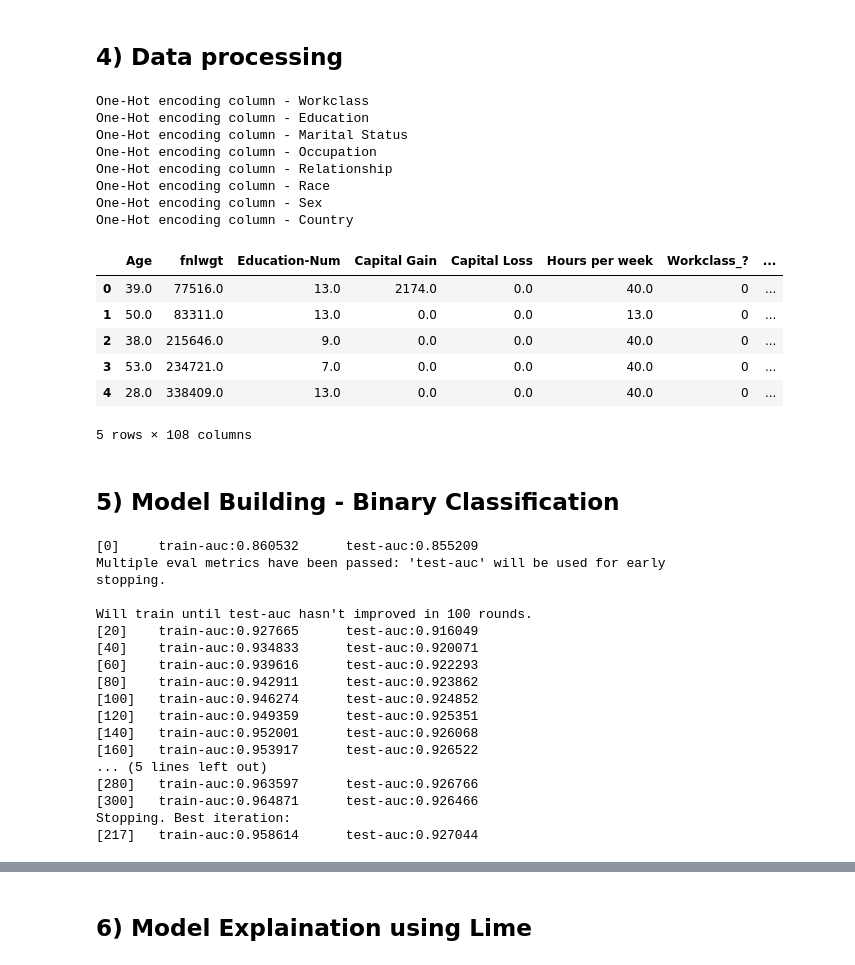
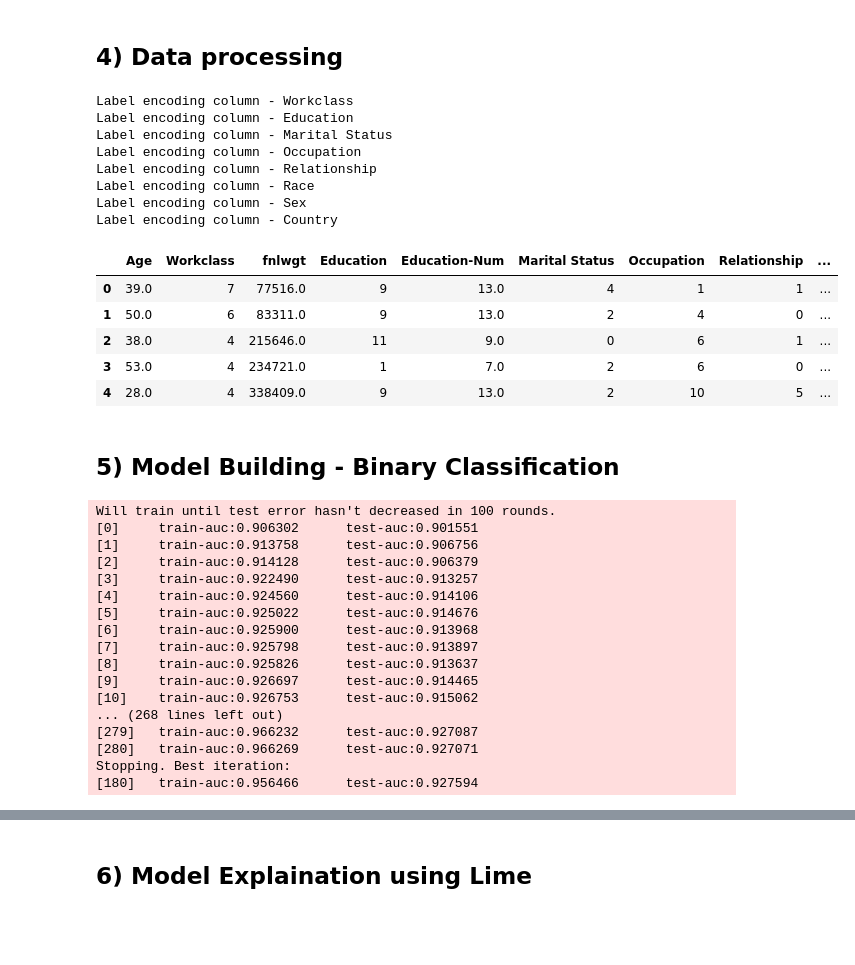
Before and after one commit to aayushmnit/cookbook, a Jupyter notebook: notebooks/classification/Simplifying Data science - Classification.ipynb, the cells around one changed output, grey strips where cells are left out. Drawn from its saved outputs; the diff is of its cells as text; code cells hidden in the pictures; blank space fills up the shorter version.

```diff
--- a/notebooks/classification/Simplifying Data science - Classification.ipynb
+++ b/notebooks/classification/Simplifying Data science - Classification.ipynb
@@ -19,8 +19,11 @@ or matplotlib.backends is imported for the first time.
 ## 2) Importing data
 # %%
 data = np.genfromtxt('adult.data.txt', delimiter=', ', dtype=str)
-feature_names = ["Age", "Workclass", "fnlwgt", "Education", "Education-Num", "Marital Status",
-                "Occupation", "Relationship", "Race","Sex", "Capital Gain", "Capital Loss","Hours per week", "Country",'income']
+feature_names = [
+    "Age", "Workclass", "fnlwgt", "Education", "Education-Num",
+    "Marital Status", "Occupation", "Relationship", "Race", "Sex",
+    "Capital Gain", "Capital Loss", "Hours per week", "Country", 'income'
+]
 data = pd.DataFrame(data)
 data.columns = feature_names
 data.head()
@@ -94,24 +95,23 @@ y_label = list(data.income.apply(lambda x: 1 if x == '>50K' else 0))
 data.drop(['income'],axis = 1, inplace=True)
 # %%
 ## One hot encoding categorical features
-data_processed = one_hot_encoder(data,categorical_features)
+data_processed, le_dict = label_encoder(data,categorical_features)
 data_processed.head()
 # %% [output]
-One-Hot encoding column - Workclass
-One-Hot encoding column - Education
-One-Hot encoding column - Marital Status
-One-Hot encoding column - Occupation
-One-Hot encoding column - Relationship
-One-Hot encoding column - Race
-One-Hot encoding column - Sex
-One-Hot encoding column - Country
+Label encoding column - Workclass
+Label encoding column - Education
+Label encoding column - Marital Status
+Label encoding column - Occupation
+Label encoding column - Relationship
+Label encoding column - Race
+Label encoding column - Sex
+Label encoding column - Country
-|  | Age | fnlwgt | Education-Num | Capital Gain | Capital Loss | Hours per week | Workclass_? | ... |
-| 0 | 39.0 | 77516.0 | 13.0 | 2174.0 | 0.0 | 40.0 | 0 | ... |
-| 1 | 50.0 | 83311.0 | 13.0 | 0.0 | 0.0 | 13.0 | 0 | ... |
-| 2 | 38.0 | 215646.0 | 9.0 | 0.0 | 0.0 | 40.0 | 0 | ... |
-| 3 | 53.0 | 234721.0 | 7.0 | 0.0 | 0.0 | 40.0 | 0 | ... |
-| 4 | 28.0 | 338409.0 | 13.0 | 0.0 | 0.0 | 40.0 | 0 | ... |
+|  | Age | Workclass | fnlwgt | Education | Education-Num | Marital Status | Occupation | Relationship | ... |
+| 0 | 39.0 | 7 | 77516.0 | 9 | 13.0 | 4 | 1 | 1 | ... |
+| 1 | 50.0 | 6 | 83311.0 | 9 | 13.0 | 2 | 4 | 0 | ... |
+| 2 | 38.0 | 4 | 215646.0 | 11 | 9.0 | 0 | 6 | 1 | ... |
+| 3 | 53.0 | 4 | 234721.0 | 1 | 7.0 | 2 | 6 | 0 | ... |
+| 4 | 28.0 | 4 | 338409.0 | 9 | 13.0 | 2 | 10 | 5 | ... |
-5 rows × 108 columns
 # %%
 ## Creating hold-out CV
 X_train, X_test, y_train, y_test = holdout_cv(data_processed,y_label,size =0.3)
@@ -121,24 +121,24 @@ X_test = X_test.reset_index(drop='index')
 ## 5) Model Building - Binary Classification
 # %%
 ## Running an Xgboost model to understand basic parameters tuning
-_,_,_,_ = runXGB(X_train, y_train, X_test, y_test)
+_,_,_,xgb_model = runXGB(X_train, y_train, X_test, y_test)
 # %% [output]
-[0]     train-auc:0.860532      test-auc:0.855209
-Multiple eval metrics have been passed: 'test-auc' will be used for early stopping.
-
-Will train until test-auc hasn't improved in 100 rounds.
-[20]    train-auc:0.927665      test-auc:0.916049
-[40]    train-auc:0.934833      test-auc:0.920071
-[60]    train-auc:0.939616      test-auc:0.922293
-[80]    train-auc:0.942911      test-auc:0.923862
-[100]   train-auc:0.946274      test-auc:0.924852
-[120]   train-auc:0.949359      test-auc:0.925351
-[140]   train-auc:0.952001      test-auc:0.926068
-[160]   train-auc:0.953917      test-auc:0.926522
-... (5 lines left out)
-[280]   train-auc:0.963597      test-auc:0.926766
-[300]   train-auc:0.964871      test-auc:0.926466
+Will train until test error hasn't decreased in 100 rounds.
+[0]     train-auc:0.906302      test-auc:0.901551
+[1]     train-auc:0.913758      test-auc:0.906756
+[2]     train-auc:0.914128      test-auc:0.906379
+[3]     train-auc:0.922490      test-auc:0.913257
+[4]     train-auc:0.924560      test-auc:0.914106
+[5]     train-auc:0.925022      test-auc:0.914676
+[6]     train-auc:0.925900      test-auc:0.913968
+[7]     train-auc:0.925798      test-auc:0.913897
+[8]     train-auc:0.925826      test-auc:0.913637
+[9]     train-auc:0.926697      test-auc:0.914465
+[10]    train-auc:0.926753      test-auc:0.915062
+... (268 lines left out)
+[279]   train-auc:0.966232      test-auc:0.927087
+[280]   train-auc:0.966269      test-auc:0.927071
 Stopping. Best iteration:
-[217]   train-auc:0.958614      test-auc:0.927044
+[180]   train-auc:0.956466      test-auc:0.927594
 # %%
 ## Running an Xgboost model fo model building and model explaination
```
Also changed, not shown: parts of 8 cells of this notebook, 6 other files.
